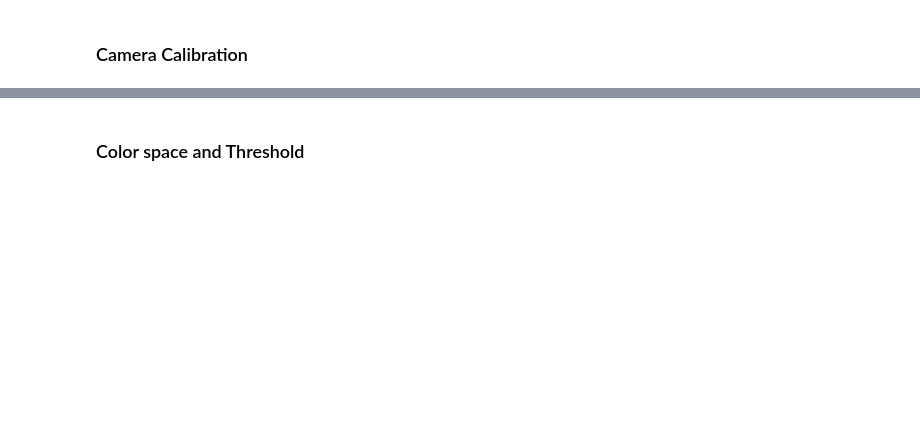
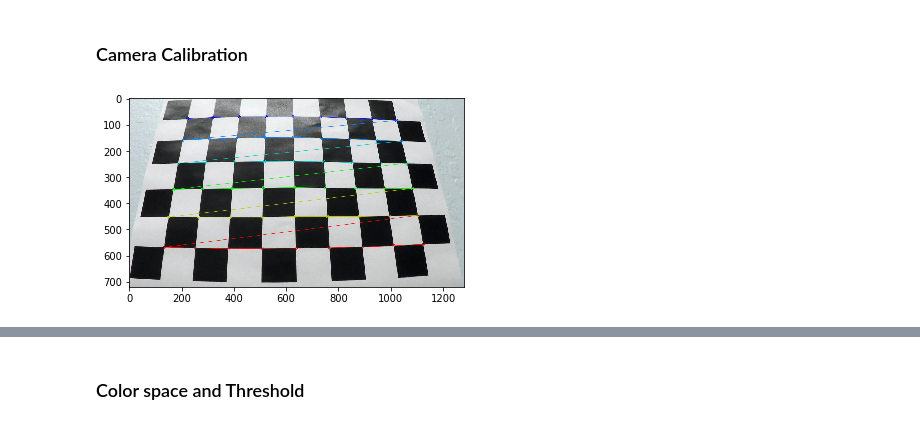
Before and after one commit to jaeoh2/self-driving-car-nd, a Jupyter notebook: CarND-Advanced-Lane-Lines-P4/Advanced-Lane-Lines.ipynb, the cells around one changed output, grey strips where cells are left out. Cells and saved outputs as stored; diff of their text form; code cells hidden in the pictures; blank space fills up the shorter version.

```diff
--- a/CarND-Advanced-Lane-Lines-P4/Advanced-Lane-Lines.ipynb
+++ b/CarND-Advanced-Lane-Lines-P4/Advanced-Lane-Lines.ipynb
@@ -14,2 +24,32 @@ test_igms = './test_images/'
 # %% [markdown]
 ### Camera Calibration
+# %%
+# prepare object points, like (0,0,0), (1,0,0), (2,0,0) ....,(6,5,0)
+objp = np.zeros((nx*ny,3), np.float32)
+objp[:,:2] = np.mgrid[0:nx, 0:ny].T.reshape(-1,2)
+
+# Arrays to store object points and image points from all the images.
+objpoints = [] # 3d points in real world space
+imgpoints = [] # 2d points in image plane.
+
+# Make a list of calibration images
+
+#Make a list of calibration images
+images = glob.glob(camera_cal + 'calibration*.jpg')
+# %%
+for idx, fname in enumerate(images):
+    img = cv2.imread(fname)
+    gray = cv2.cvtColor(img, cv2.COLOR_BGR2GRAY)
+
+    #Find the chessboard corners
+    ret, corners = cv2.findChessboardCorners(gray, (nx,ny), None)
+
+    # If found, add obj points, img points
+    if ret == True:
+        objpoints.append(objp)
+        imgpoints.append(corners)
+
+        cv2.drawChessboardCorners(img, (nx,ny), corners, ret)
+        plt.imshow(img)
+# %% [output]
+[figure, added]
```
Also changed, not shown: parts of 14 cells of this notebook.
